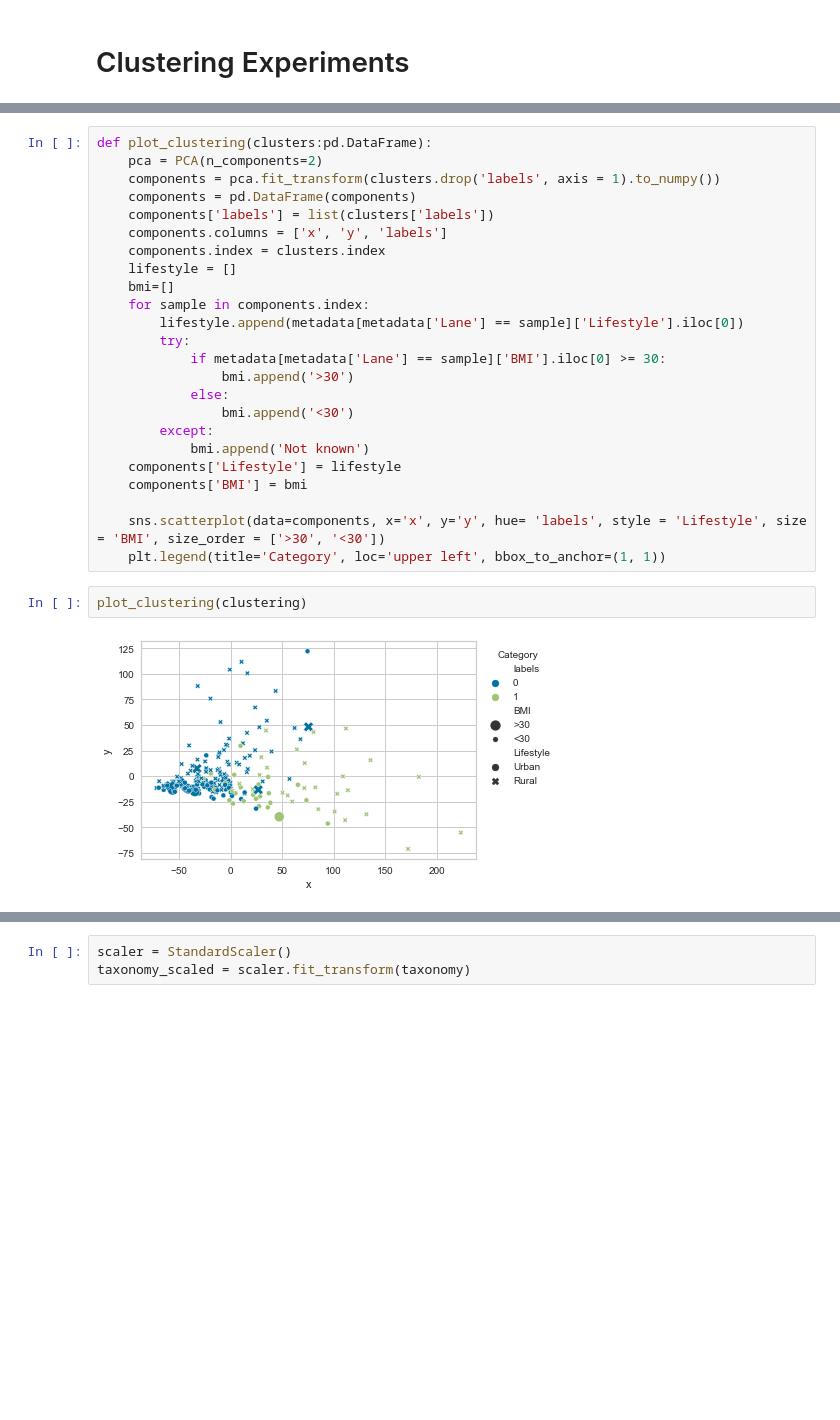
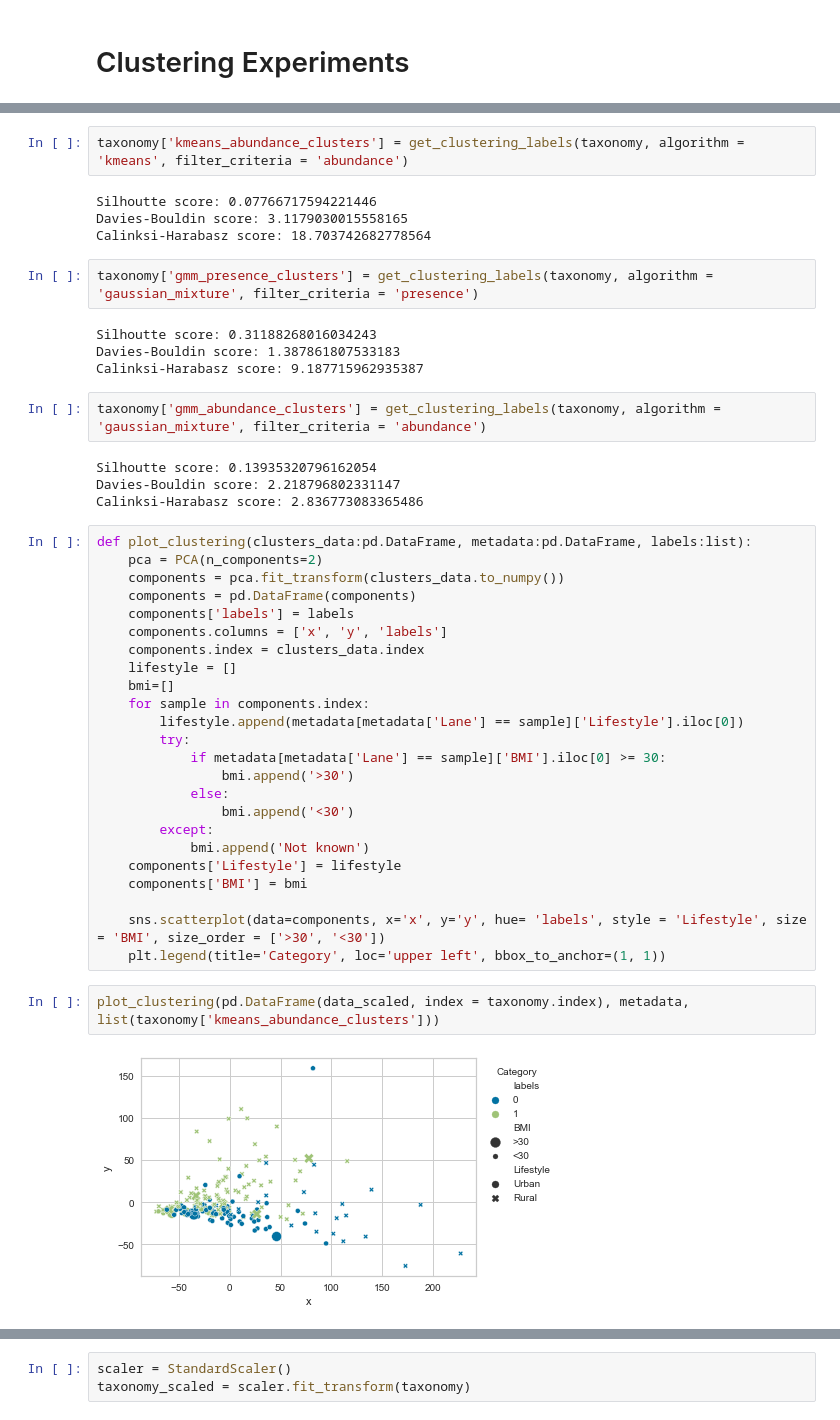
Before and after one commit to RafaPe/MX-Rural-Urban-Microbiome, a Jupyter notebook: notebooks/clutering_experiments.ipynb, the cells around one changed output, grey strips where cells are left out. Saved outputs shown, nothing was run; the diff lists cells and outputs as text; blank space fills up the shorter version.

Commit message:
feat: :fire: Added clustering comparisons

```diff
--- a/notebooks/clutering_experiments.ipynb
+++ b/notebooks/clutering_experiments.ipynb
@@ -81,11 +73,29 @@ clustering = data_clustering(taxonomy, algorithm = 'gaussian_mixture')
+# %%
+taxonomy['kmeans_abundance_clusters'] = get_clustering_labels(taxonomy, algorithm = 'kmeans', filter_criteria = 'abundance')
+# %% [output]
+Silhoutte score: 0.07766717594221446
+Davies-Bouldin score: 3.1179030015558165
+Calinksi-Harabasz score: 18.703742682778564
+# %%
+taxonomy['gmm_presence_clusters'] = get_clustering_labels(taxonomy, algorithm = 'gaussian_mixture', filter_criteria = 'presence')
+# %% [output]
+Silhoutte score: 0.31188268016034243
+Davies-Bouldin score: 1.387861807533183
+Calinksi-Harabasz score: 9.187715962935387
+# %%
+taxonomy['gmm_abundance_clusters'] = get_clustering_labels(taxonomy, algorithm = 'gaussian_mixture', filter_criteria = 'abundance')
+# %% [output]
+Silhoutte score: 0.13935320796162054
+Davies-Bouldin score: 2.218796802331147
+Calinksi-Harabasz score: 2.836773083365486
 # %%
-def plot_clustering(clusters:pd.DataFrame):
+def plot_clustering(clusters_data:pd.DataFrame, metadata:pd.DataFrame, labels:list):
     pca = PCA(n_components=2)
-    components = pca.fit_transform(clusters.drop('labels', axis = 1).to_numpy())
+    components = pca.fit_transform(clusters_data.to_numpy())
     components = pd.DataFrame(components)
-    components['labels'] = list(clusters['labels'])
+    components['labels'] = labels
     components.columns = ['x', 'y', 'labels']
-    components.index = clusters.index
+    components.index = clusters_data.index
     lifestyle = []
     bmi=[]
     for sample in components.index:
@@ -103,6 +113,6 @@ def plot_clustering(clusters:pd.DataFrame):
     sns.scatterplot(data=components, x='x', y='y', hue= 'labels', style = 'Lifestyle', size = 'BMI', size_order = ['>30', '<30'])
     plt.legend(title='Category', loc='upper left', bbox_to_anchor=(1, 1))
 # %%
-plot_clustering(clustering)
+plot_clustering(pd.DataFrame(data_scaled, index = taxonomy.index), metadata, list(taxonomy['kmeans_abundance_clusters']))
 # %% [output]
-[figure, old version]
+[figure, new version]
```
Also changed, not shown: parts of 13 cells of this notebook.
